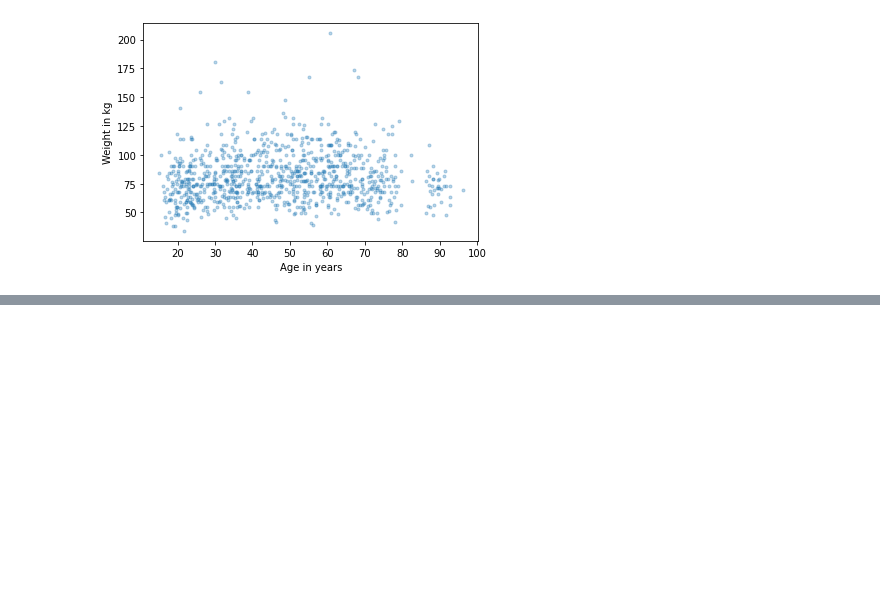
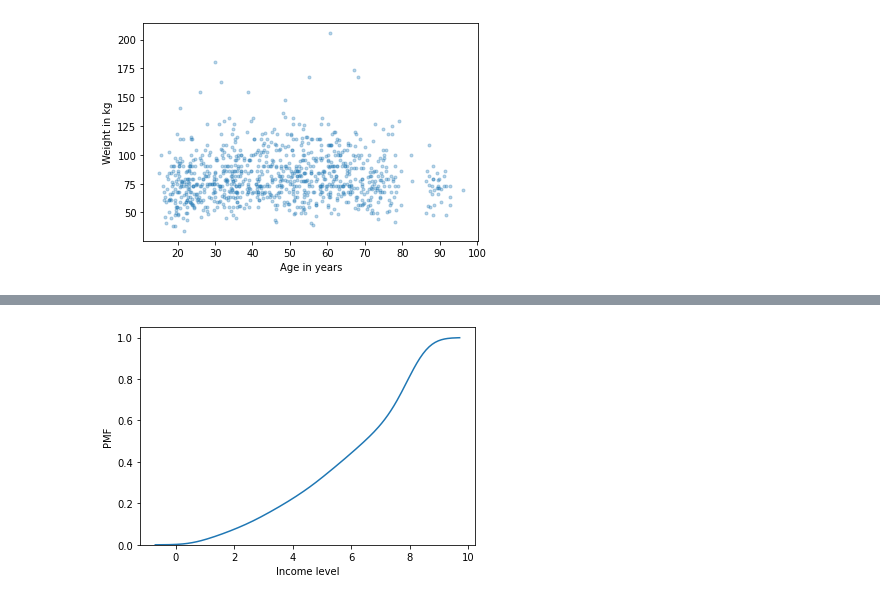
Before and after one commit to johnhhu2020/DataCamp-Data-Scientist-with-Python-Track, a Jupyter notebook: DataCamp Exploratory Data Analysis in Python.ipynb, the cells around one changed output, grey strips where cells are left out. Saved outputs shown, nothing was run; the diff lists cells and outputs as text; code cells hidden in the pictures; blank space fills up the shorter version.

```diff
--- a/DataCamp Exploratory Data Analysis in Python.ipynb
+++ b/DataCamp Exploratory Data Analysis in Python.ipynb
@@ -1599,0 +1670,15 @@ plt.show()
+# %%
+# Extract income
+income = brfss['INCOME2']
+
+# Plot the PMF
+sns.kdeplot(income, cumulative=True)
+#sns.kdeplot(data=log_income, cumulative=True)
+
+
+# Label the axes
+plt.xlabel('Income level')
+plt.ylabel('PMF')
+plt.show()
+# %% [output]
+[figure, added]
```
Also changed, not shown: parts of 15 cells of this notebook.
